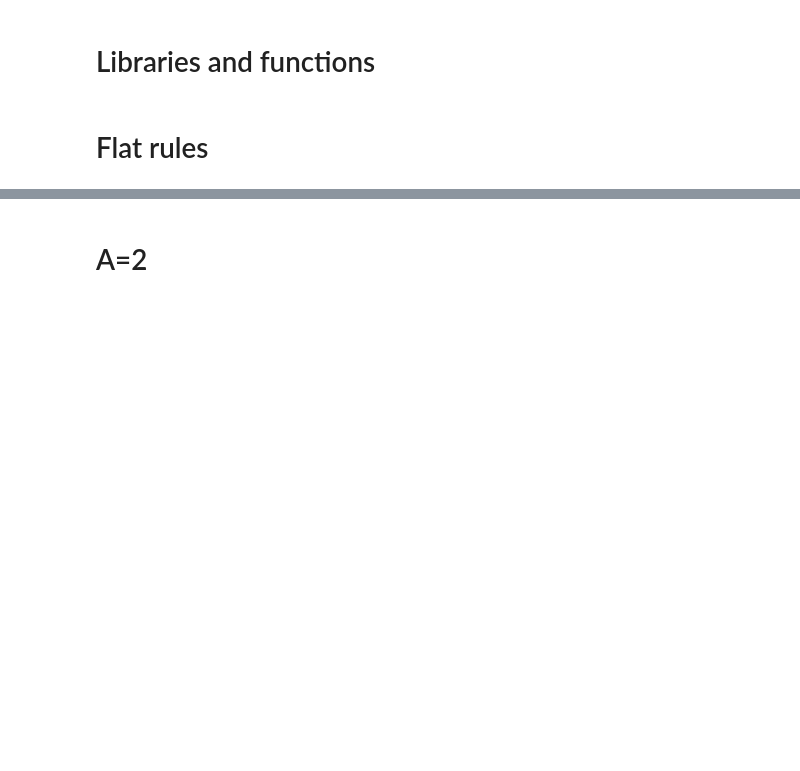
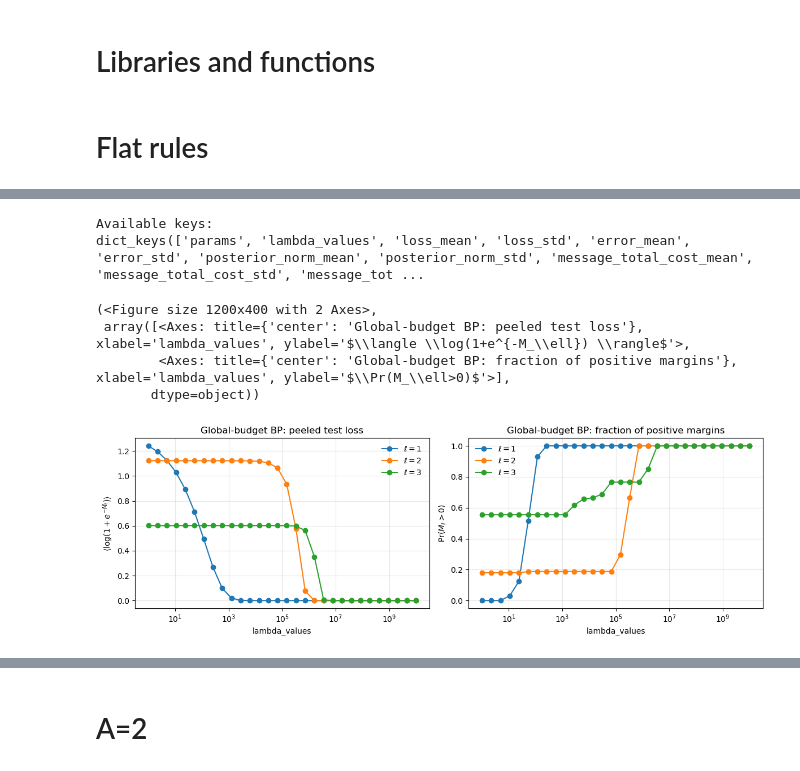
Before and after one commit to f-damico/theory-language-modelling, a Jupyter notebook: BP_fixed_norm_global_budget copy 2.ipynb, the cells around one changed output, grey strips where cells are left out. Cells and saved outputs as stored; diff of their text form; code cells hidden in the pictures; blank space fills up the shorter version.

```diff
--- a/BP_fixed_norm_global_budget copy 2.ipynb
+++ b/BP_fixed_norm_global_budget copy 2.ipynb
@@ -46,0 +119,14 @@ fig, axs = plot_both(res)
+# %%
+plot_bp_peeled_loss_and_margin_fraction(
+    "./data/BP/" + name_save + ".npy",
+    x_key="lambda_values",
+    title_prefix="Global-budget BP"
+)
+# %% [output]
+Available keys:
+dict_keys(['params', 'lambda_values', 'loss_mean', 'loss_std', 'error_mean', 'error_std', 'posterior_norm_mean', 'posterior_norm_std', 'message_total_cost_mean', 'message_total_cost_std', 'message_tot ...
+(<Figure size 1200x400 with 2 Axes>,
+ array([<Axes: title={'center': 'Global-budget BP: peeled test loss'}, xlabel='lambda_values', ylabel='$\\langle \\log(1+e^{-M_\\ell}) \\rangle$'>,
+        <Axes: title={'center': 'Global-budget BP: fraction of positive margins'}, xlabel='lambda_values', ylabel='$\\Pr(M_\\ell>0)$'>],
+       dtype=object))
+[figure, added]
```
Also changed, not shown: parts of 10 cells of this notebook, 10 other files.
